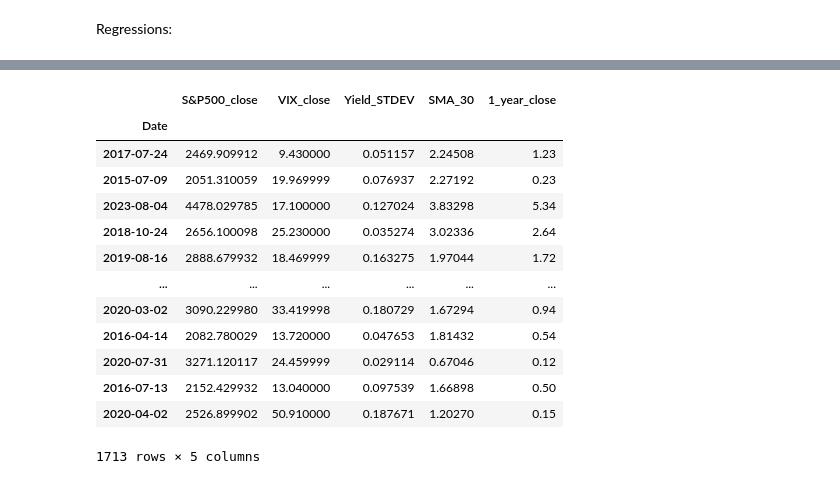
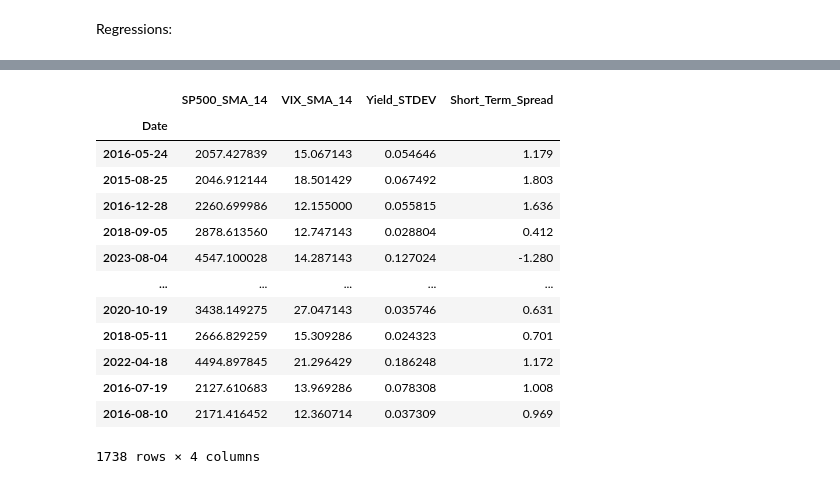
Before and after one commit to MichaelRicardo77/DS2500Proj, a Jupyter notebook: initial_working.ipynb, the cells around one changed output, grey strips where cells are left out. Saved outputs shown, nothing was run; the diff lists cells and outputs as text; code cells hidden in the pictures.

```diff
--- a/initial_working.ipynb
+++ b/initial_working.ipynb
@@ -162,7 +140,8 @@ Index(['12/1/2014', '12/2/2014', '12/3/2014', '12/4/2014', '12/5/2014',
 # %%
 #merging the dfs from above into the 10 year bond
-dfs = [SP500, VIX, Five_Year, One_Year, cpi]
+dfs = [SP500, VIX, Five_Year, One_Year, cpi, Thirteen_Week]
 df_first = Ten_Year_Complete
 final_df = combine(df_first, dfs)
-final_df
-final_df.to_csv('Imrpvoed.csv', index=False)
+# %%
+#Quickly Creating Yield Spread for Analysis
+final_df['Short_Term_Spread'] = final_df['10_year_close'] - final_df['1_year_close']
@@ -169,4 +162,4 @@ final_df.to_csv('Imrpvoed.csv', index=False)
 # %%
-final_df = final_df.dropna(subset=['10_year_close' , 'SMA_7', 'SMA_30', '10_year_close', 'S&P500_close','1_year_close'])
+final_df = final_df.dropna(subset=['10_year_close', 'SP500_SMA_14','1_year_close', 'Yield_STDEV'])
 final_df
 # %% [output]
@@ -341,23 +331,26 @@ mercy_y = final_df['10_year_close']
+# %%
+x = final_df[['SP500_SMA_14', 'VIX_SMA_14', 'Yield_STDEV', 'Short_Term_Spread']]
+y = final_df['10_year_close']
 # %%
-crossval = train_test_split(mercy_x,
-                            mercy_y,
+crossval = train_test_split(x,
+                            y,
                             test_size=0.3)
 
 Xtrain, Xtest, ytrain, ytest = crossval
 Xtrain
 # %% [output]
-|  | S&P500_close | VIX_close | Yield_STDEV | SMA_30 | 1_year_close |
-| Date |  |  |  |  |  |
-| 2017-07-24 | 2469.909912 | 9.430000 | 0.051157 | 2.24508 | 1.23 |
-| 2015-07-09 | 2051.310059 | 19.969999 | 0.076937 | 2.27192 | 0.23 |
-| 2023-08-04 | 4478.029785 | 17.100000 | 0.127024 | 3.83298 | 5.34 |
-| 2018-10-24 | 2656.100098 | 25.230000 | 0.035274 | 3.02336 | 2.64 |
-| 2019-08-16 | 2888.679932 | 18.469999 | 0.163275 | 1.97044 | 1.72 |
-| ... | ... | ... | ... | ... | ... |
-| 2020-03-02 | 3090.229980 | 33.419998 | 0.180729 | 1.67294 | 0.94 |
-| 2016-04-14 | 2082.780029 | 13.720000 | 0.047653 | 1.81432 | 0.54 |
-| 2020-07-31 | 3271.120117 | 24.459999 | 0.029114 | 0.67046 | 0.12 |
-| 2016-07-13 | 2152.429932 | 13.040000 | 0.097539 | 1.66898 | 0.50 |
-| 2020-04-02 | 2526.899902 | 50.910000 | 0.187671 | 1.20270 | 0.15 |
+|  | SP500_SMA_14 | VIX_SMA_14 | Yield_STDEV | Short_Term_Spread |
+| Date |  |  |  |  |
+| 2016-05-24 | 2057.427839 | 15.067143 | 0.054646 | 1.179 |
+| 2015-08-25 | 2046.912144 | 18.501429 | 0.067492 | 1.803 |
+| 2016-12-28 | 2260.699986 | 12.155000 | 0.055815 | 1.636 |
+| 2018-09-05 | 2878.613560 | 12.747143 | 0.028804 | 0.412 |
+| 2023-08-04 | 4547.100028 | 14.287143 | 0.127024 | -1.280 |
+| ... | ... | ... | ... | ... |
+| 2020-10-19 | 3438.149275 | 27.047143 | 0.035746 | 0.631 |
+| 2018-05-11 | 2666.829259 | 15.309286 | 0.024323 | 0.701 |
+| 2022-04-18 | 4494.897845 | 21.296429 | 0.186248 | 1.172 |
+| 2016-07-19 | 2127.610683 | 13.969286 | 0.078308 | 1.008 |
+| 2016-08-10 | 2171.416452 | 12.360714 | 0.037309 | 0.969 |
-1713 rows × 5 columns
+1738 rows × 4 columns
 # %%
```
Also changed, not shown: parts of 21 cells of this notebook, 12 other files.
